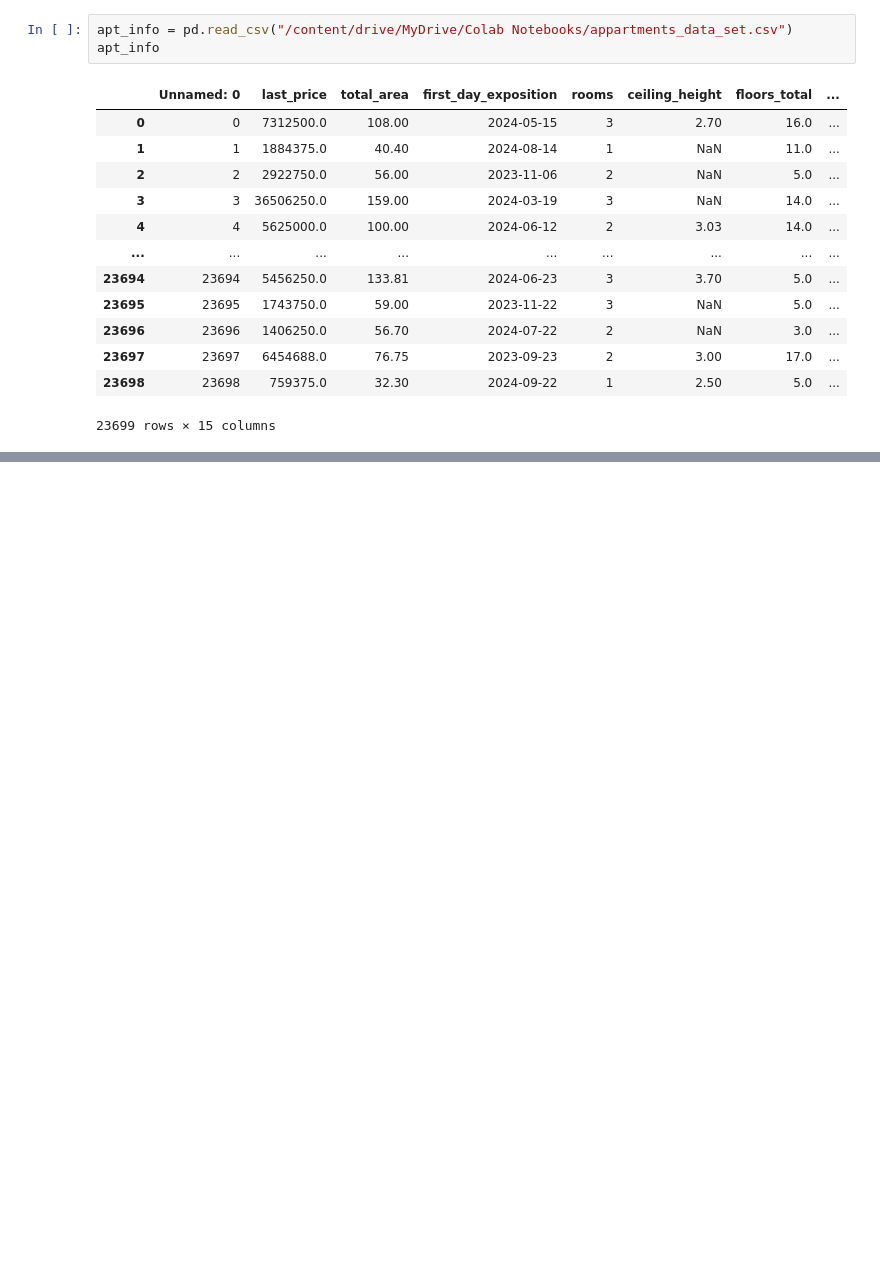
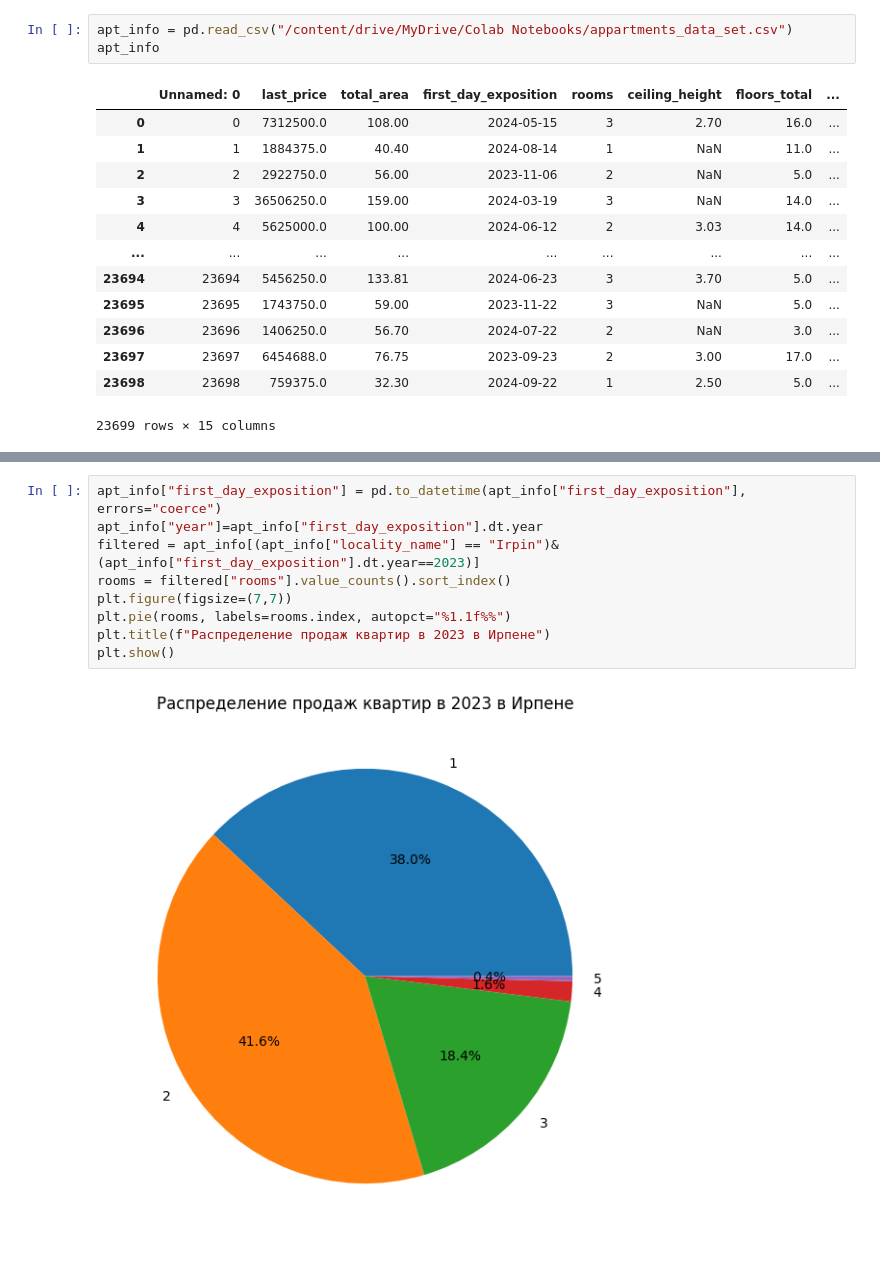
Before and after one commit to aikokass82-design/home-tasks-, a Jupyter notebook: Lesson_13.ipynb, the cells around one changed output, grey strips where cells are left out. Drawn from its saved outputs; the diff is of its cells as text; blank space fills up the shorter version.

```diff
--- a/Lesson_13.ipynb
+++ b/Lesson_13.ipynb
@@ -86,0 +43,11 @@ Name: count, dtype: int64
+# %%
+apt_info["first_day_exposition"] = pd.to_datetime(apt_info["first_day_exposition"], errors="coerce")
+apt_info["year"]=apt_info["first_day_exposition"].dt.year
+filtered = apt_info[(apt_info["locality_name"] == "Irpin")&(apt_info["first_day_exposition"].dt.year==2023)]
+rooms = filtered["rooms"].value_counts().sort_index()
+plt.figure(figsize=(7,7))
+plt.pie(rooms, labels=rooms.index, autopct="%1.1f%%")
+plt.title(f"Распределение продаж квартир в 2023 в Ирпене")
+plt.show()
+# %% [output]
+[figure, added]
```
Also changed, not shown: parts of 6 cells of this notebook.
